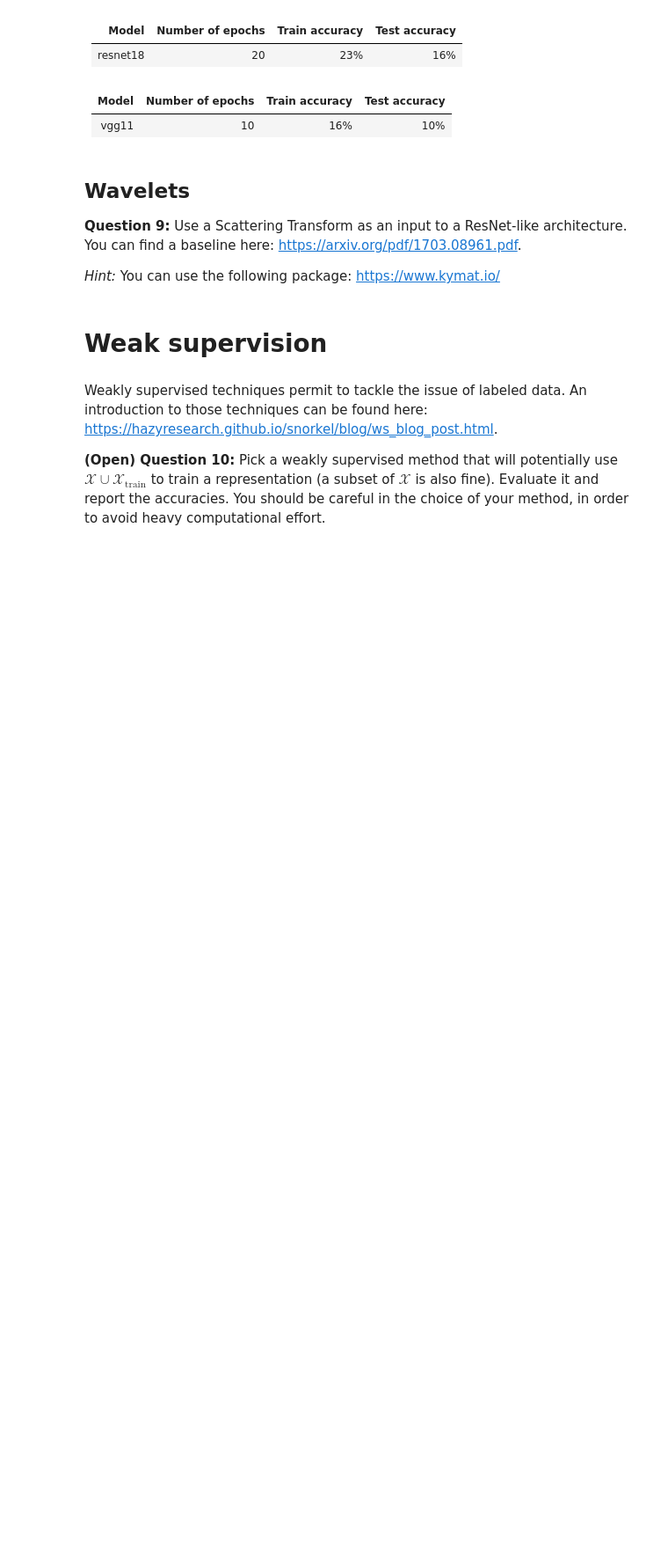
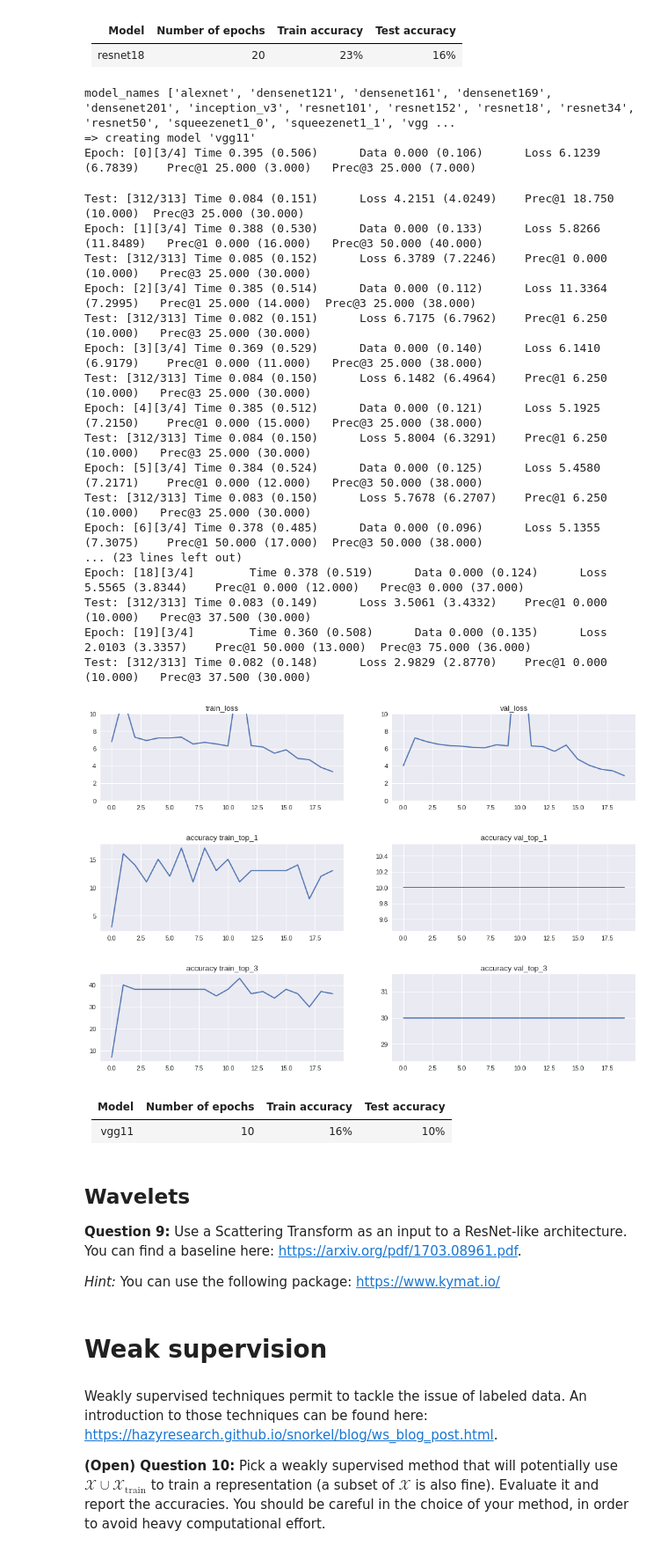
Before and after one commit to paulasquin/deep-learning-in-practice-cs, a Jupyter notebook: 3-TD_ADL.ipynb, the cells around one changed output. Shown at 88% size. Cells and saved outputs as stored; diff of their text form; code cells hidden in the pictures; blank space fills up the shorter version.

```diff
--- a/3-TD_ADL.ipynb
+++ b/3-TD_ADL.ipynb
@@ -1008,24 +1040,46 @@ classifier4.plot_results()
 # %%
 # Hyperparameters
 args = Args(
         arch="vgg11",
         workers=4,
         epochs=20,
         start_epoch=0,
         batch_size=32,
         lr=0.01,
         momentum=0.9,
         weight_decay=1e-4,
         print_freq=1000,
         resume="",
         evaluate=False,
         pretrained=False,
-        early_stopping=True
+        n_early_stop=None
 )
 
 classifier5 = Classifier(args, transf)
 classifier5.run_training()
 classifier5.plot_results()
+# %% [output]
+model_names ['alexnet', 'densenet121', 'densenet161', 'densenet169', 'densenet201', 'inception_v3', 'resnet101', 'resnet152', 'resnet18', 'resnet34', 'resnet50', 'squeezenet1_0', 'squeezenet1_1', 'vgg ...
+=> creating model 'vgg11'
+Epoch: [0][3/4] Time 0.395 (0.506)      Data 0.000 (0.106)      Loss 6.1239 (6.7839)    Prec@1 25.000 (3.000)   Prec@3 25.000 (7.000)
+Test: [312/313] Time 0.084 (0.151)      Loss 4.2151 (4.0249)    Prec@1 18.750 (10.000)  Prec@3 25.000 (30.000)
+Epoch: [1][3/4] Time 0.388 (0.530)      Data 0.000 (0.133)      Loss 5.8266 (11.8489)   Prec@1 0.000 (16.000)   Prec@3 50.000 (40.000)
+Test: [312/313] Time 0.085 (0.152)      Loss 6.3789 (7.2246)    Prec@1 0.000 (10.000)   Prec@3 25.000 (30.000)
+Epoch: [2][3/4] Time 0.385 (0.514)      Data 0.000 (0.112)      Loss 11.3364 (7.2995)   Prec@1 25.000 (14.000)  Prec@3 25.000 (38.000)
+Test: [312/313] Time 0.082 (0.151)      Loss 6.7175 (6.7962)    Prec@1 6.250 (10.000)   Prec@3 25.000 (30.000)
+Epoch: [3][3/4] Time 0.369 (0.529)      Data 0.000 (0.140)      Loss 6.1410 (6.9179)    Prec@1 0.000 (11.000)   Prec@3 25.000 (38.000)
+Test: [312/313] Time 0.084 (0.150)      Loss 6.1482 (6.4964)    Prec@1 6.250 (10.000)   Prec@3 25.000 (30.000)
+Epoch: [4][3/4] Time 0.385 (0.512)      Data 0.000 (0.121)      Loss 5.1925 (7.2150)    Prec@1 0.000 (15.000)   Prec@3 25.000 (38.000)
+Test: [312/313] Time 0.084 (0.150)      Loss 5.8004 (6.3291)    Prec@1 6.250 (10.000)   Prec@3 25.000 (30.000)
+Epoch: [5][3/4] Time 0.384 (0.524)      Data 0.000 (0.125)      Loss 5.4580 (7.2171)    Prec@1 0.000 (12.000)   Prec@3 50.000 (38.000)
+Test: [312/313] Time 0.083 (0.150)      Loss 5.7678 (6.2707)    Prec@1 6.250 (10.000)   Prec@3 25.000 (30.000)
+Epoch: [6][3/4] Time 0.378 (0.485)      Data 0.000 (0.096)      Loss 5.1355 (7.3075)    Prec@1 50.000 (17.000)  Prec@3 50.000 (38.000)
+... (23 lines left out)
+Epoch: [18][3/4]        Time 0.378 (0.519)      Data 0.000 (0.124)      Loss 5.5565 (3.8344)    Prec@1 0.000 (12.000)   Prec@3 0.000 (37.000)
+Test: [312/313] Time 0.083 (0.149)      Loss 3.5061 (3.4332)    Prec@1 0.000 (10.000)   Prec@3 37.500 (30.000)
+Epoch: [19][3/4]        Time 0.360 (0.508)      Data 0.000 (0.135)      Loss 2.0103 (3.3357)    Prec@1 50.000 (13.000)  Prec@3 75.000 (36.000)
+Test: [312/313] Time 0.082 (0.148)      Loss 2.9829 (2.8770)    Prec@1 0.000 (10.000)   Prec@3 37.500 (30.000)
+[figure, added]
 # %% [markdown]
 | Model | Number of  epochs  | Train accuracy | Test accuracy |
 |------|------|------|------|
```
Also changed, not shown: parts of 9 cells of this notebook.
